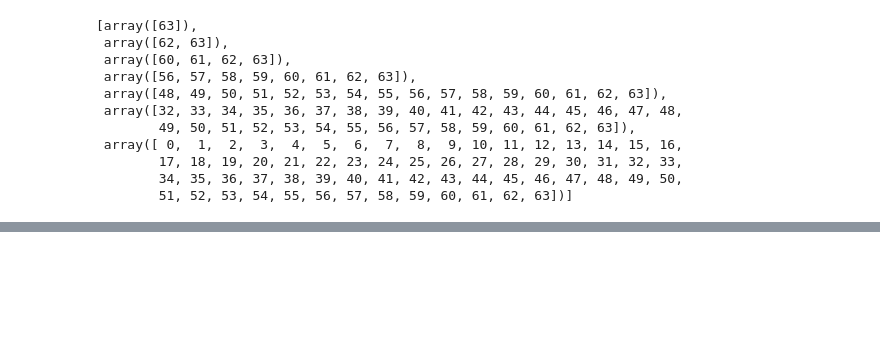
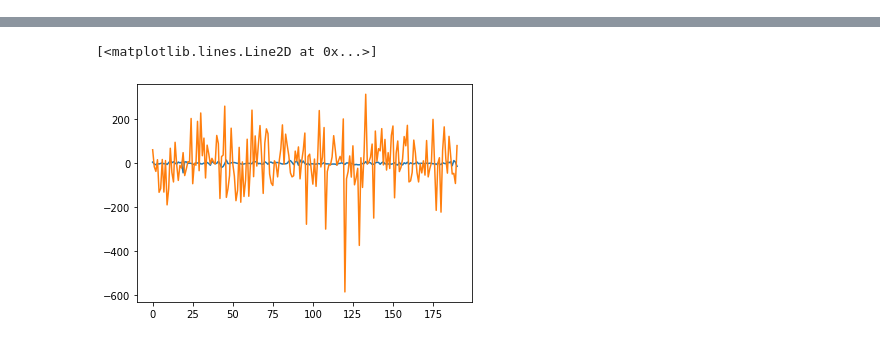
Before and after one commit to gurgutan/predictor, a Jupyter notebook: test3.ipynb, the cells around one changed output, grey strips where cells are left out. Drawn from its saved outputs; the diff is of its cells as text; code cells hidden in the pictures; blank space fills up the shorter version.

Commit message:
trendencoder val(mae=1.4e-4)

```diff
--- a/test3.ipynb
+++ b/test3.ipynb
@@ -74,20 +11,29 @@ ________________________________________________________________________________
+# %%
+sample_width = 1
+input_width = 64
+sections = int(math.log2(input_width))
+model =  keras.models.load_model("models/trendencoder")
+predictor = Predictor(datafile="datas/EURUSD_H1 copy.csv",model=model,input_width=input_width,label_width=1,sample_width=sample_width,shift=1,train_ratio=0.8,val_ratio=0.1,test_ratio=0.1,batch_size=2**12)
 # %%
 df = pd.read_csv(
-    "datas/EURUSD_M5.csv",
+    "datas/EURUSD_H1 copy.csv",
     sep="\t",
     nrows=2**16,
     header=0,
-    dtype={
-        "open": np.float32,
-        "close": np.float32,
-        "tickvol": np.float32,
-        "vol": np.float32,
-    },
+    dtype={"open": np.float32,"close": np.float32,"tickvol": np.float32,"vol": np.float32},
     parse_dates=[[0,1]],
     index_col=[0],
     names=["date","time","open","high","low","close","tickvol","vol","spread"])
-df_slice = slice(-2**16, None)
-prices = df['open'][df_slice]
-dates = df.index.astype(np.int32)
-dates[-4:]
+t_count = 2**8
+t_shift = random.randint(0,2**10)
+prices = df['open'][-t_count-t_shift:-1-t_shift]
+
+shift = predictor.dataloader.input_width
+ds = predictor.dataloader.make_dataset(prices)
+for i,l in ds:
+    print(i.shape, l.shape)
+
+labels = (l.numpy().flatten()*100000).round(1)
+print(i.numpy()[shift+16:].flatten())
+print(labels)
 # %% [output]
@@ -101,16 +57,0 @@ Int64Index([1594420500000000000, 1594420800000000000, 1594421100000000000,
-# %%
-import numpy as np
-a = np.arange(0, 64)
-[a[-2**i:] for i in range(6+1)]
-# %% [output]
-[array([63]),
- array([62, 63]),
- array([60, 61, 62, 63]),
- array([56, 57, 58, 59, 60, 61, 62, 63]),
- array([48, 49, 50, 51, 52, 53, 54, 55, 56, 57, 58, 59, 60, 61, 62, 63]),
- array([32, 33, 34, 35, 36, 37, 38, 39, 40, 41, 42, 43, 44, 45, 46, 47, 48,
-        49, 50, 51, 52, 53, 54, 55, 56, 57, 58, 59, 60, 61, 62, 63]),
- array([ 0,  1,  2,  3,  4,  5,  6,  7,  8,  9, 10, 11, 12, 13, 14, 15, 16,
-        17, 18, 19, 20, 21, 22, 23, 24, 25, 26, 27, 28, 29, 30, 31, 32, 33,
-        34, 35, 36, 37, 38, 39, 40, 41, 42, 43, 44, 45, 46, 47, 48, 49, 50,
-        51, 52, 53, 54, 55, 56, 57, 58, 59, 60, 61, 62, 63])]
@@ -118,0 +58,7 @@ assert(True,"djdjkdj")
+# %%
+result = predictor.predict(prices)[:-1]
+outputs = (result.flatten()*100000).round(1)
+t = np.arange(len(result))
+plt.plot(t,result*100000)
+plt.plot(t,labels)
+# %% [output]
@@ -118,0 +66,2 @@ assert(True,"djdjkdj")
+[<matplotlib.lines.Line2D at 0x...>]
+[figure, added]
```
Also changed, not shown: parts of 6 cells of this notebook, 9 other files.
